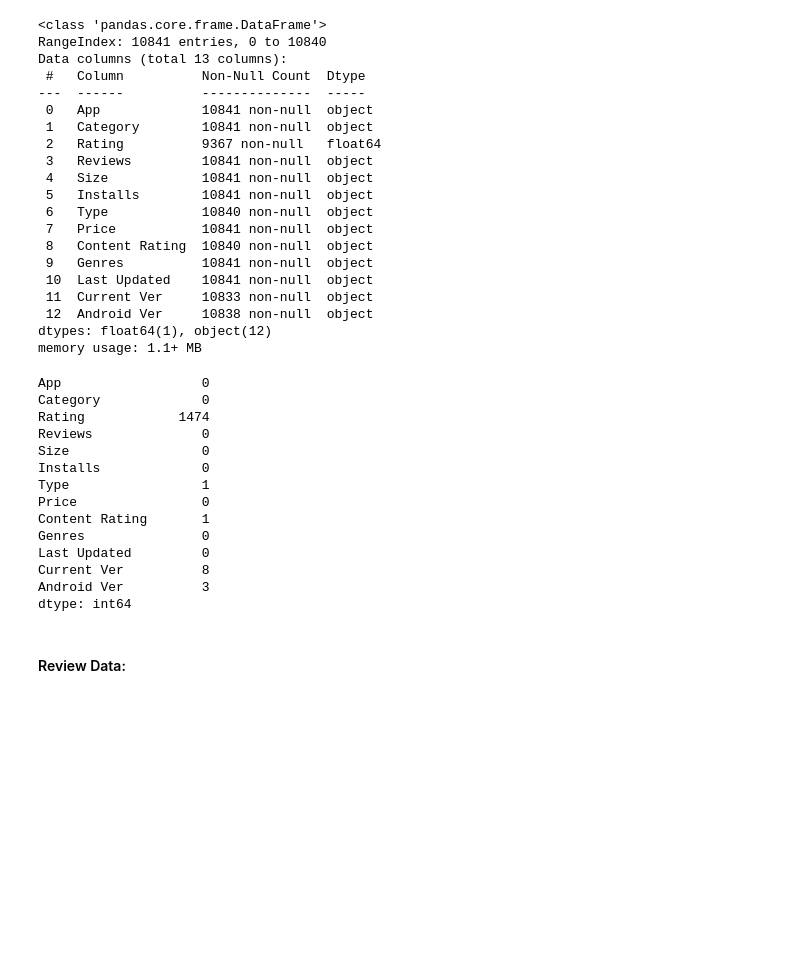
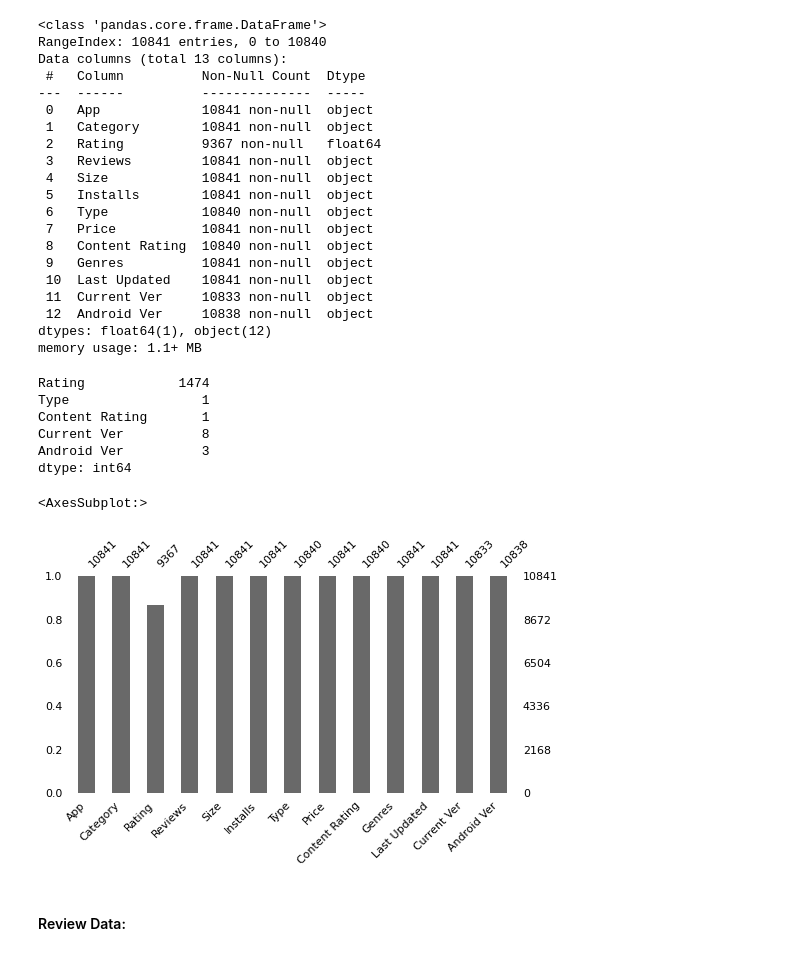
Before and after one commit to GOliviero92/Google-Apps-Analysis, a Jupyter notebook: data_cleaning.ipynb, the cells around one changed output. Drawn from its saved outputs; the diff is of its cells as text; code cells hidden in the pictures; blank space fills up the shorter version.

```diff
--- a/data_cleaning.ipynb
+++ b/data_cleaning.ipynb
@@ -22,7 +24,7 @@ Google play store apps data is acquired from [Kaggle](https://www.kaggle.com/dat
 # %%
 # load the feature data
 # df_feature = pd.read_csv('data/googleplaystore.csv', na_values = ['NaN', 'Varies with device'])
-df_feature = pd.read_csv('googleplaystore.csv')
+df_feature = pd.read_csv('data/googleplaystore.csv')
 
 # sample feature data
 df_feature.head()
@@ -58,23 +60,21 @@ Data columns (total 13 columns):
 dtypes: float64(1), object(12)
 memory usage: 1.1+ MB
 # %%
-# missing values
-df_feature.isna().sum()
+# missing values, show only columns with some empty
+df_feature.isna().sum().iloc[df_feature.isna().sum().to_numpy().nonzero()]
 # %% [output]
-App                  0
-Category             0
 Rating            1474
-Reviews              0
-Size                 0
-Installs             0
 Type                 1
-Price                0
 Content Rating       1
-Genres               0
-Last Updated         0
 Current Ver          8
 Android Ver          3
 dtype: int64
+# %%
+# missingno for features dataset, confirms the observations from previous cell
+msno.bar(df_feature, figsize=(8, 4), fontsize=11)
+# %% [output]
+<AxesSubplot:>
+[figure, added]
 # %% [markdown]
 #### Review Data:
 # %%
```
Also changed, not shown: parts of 123 cells of this notebook.
